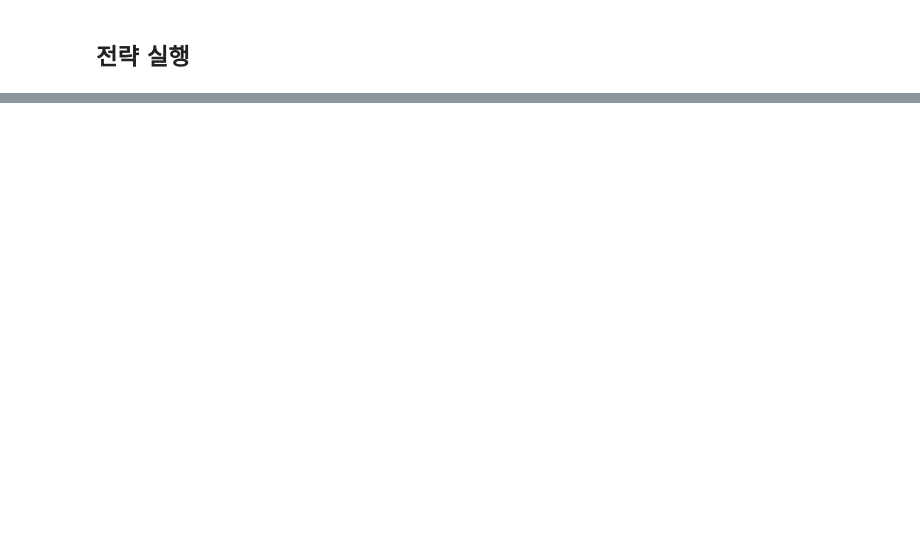
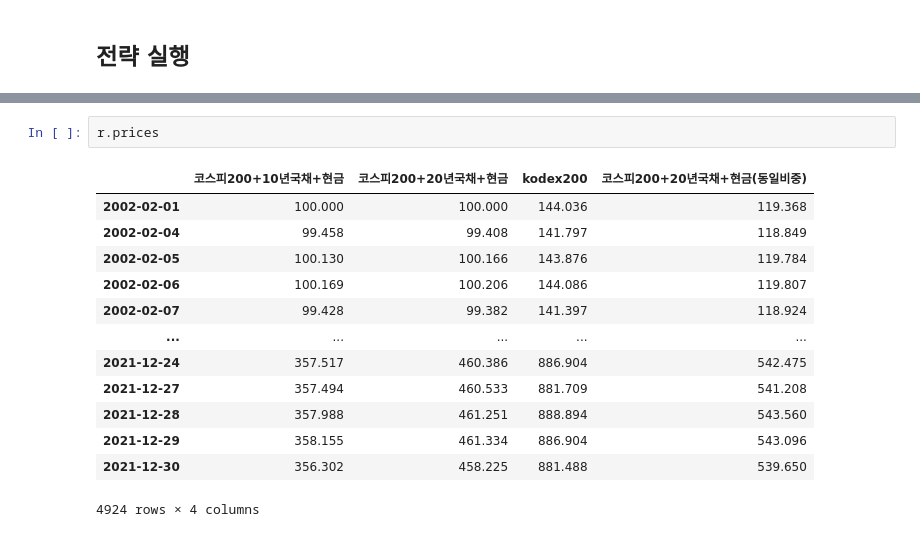
Before and after one commit to hermian/startetf, a Jupyter notebook: 2.33_주식채권현금_평균모멘텀스코어_분산투자.ipynb, the cells around one changed output, grey strips where cells are left out. Drawn from its saved outputs; the diff is of its cells as text; blank space fills up the shorter version.

```diff
--- a/2.33_주식채권현금_평균모멘텀스코어_분산투자.ipynb
+++ b/2.33_주식채권현금_평균모멘텀스코어_분산투자.ipynb
@@ -185,0 +191,16 @@ Win 12m %            85.09%            85.53%            68.86%
+# %%
+r.prices
+# %% [output]
+|  | 코스피200+10년국채+현금 | 코스피200+20년국채+현금 | kodex200 | 코스피200+20년국채+현금(동일비중) |
+| 2002-02-01 | 100.000 | 100.000 | 144.036 | 119.368 |
+| 2002-02-04 | 99.458 | 99.408 | 141.797 | 118.849 |
+| 2002-02-05 | 100.130 | 100.166 | 143.876 | 119.784 |
+| 2002-02-06 | 100.169 | 100.206 | 144.086 | 119.807 |
+| 2002-02-07 | 99.428 | 99.382 | 141.397 | 118.924 |
+| ... | ... | ... | ... | ... |
+| 2021-12-24 | 357.517 | 460.386 | 886.904 | 542.475 |
+| 2021-12-27 | 357.494 | 460.533 | 881.709 | 541.208 |
+| 2021-12-28 | 357.988 | 461.251 | 888.894 | 543.560 |
+| 2021-12-29 | 358.155 | 461.334 | 886.904 | 543.096 |
+| 2021-12-30 | 356.302 | 458.225 | 881.488 | 539.650 |
+4924 rows × 4 columns
```
Also changed, not shown: parts of 17 cells of this notebook, 1 other file.
